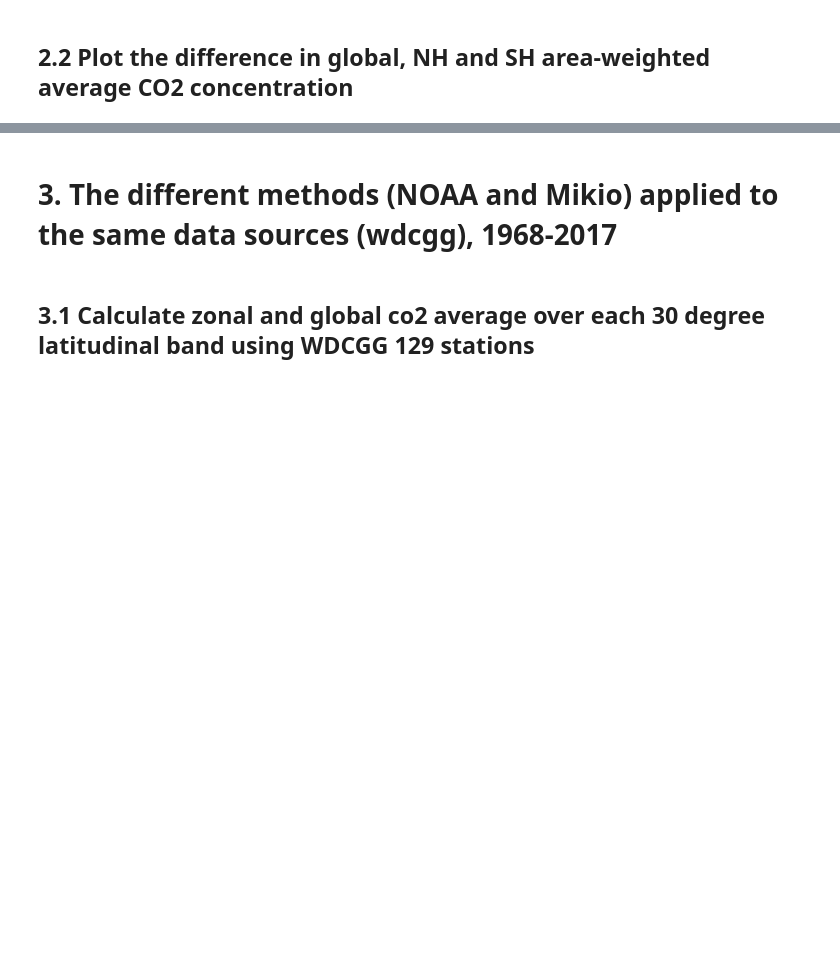
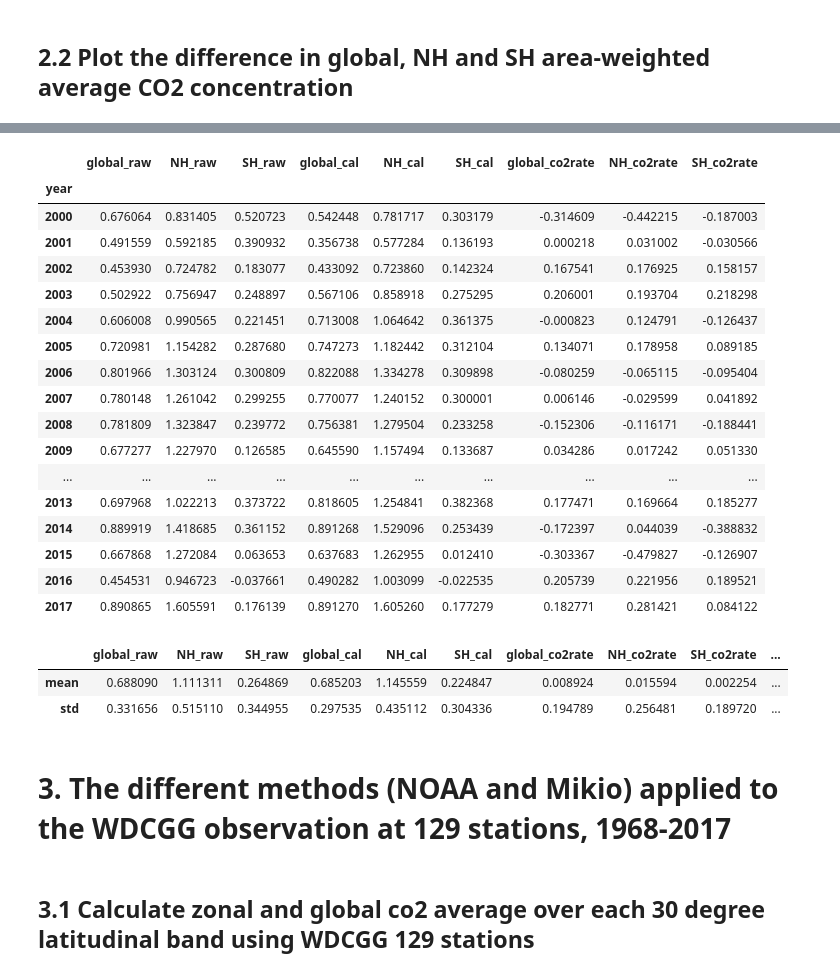
Before and after one commit to ZWsourcecode/co2, a Jupyter notebook: code/compare_wdcgg_ctracker_obs.ipynb, the cells around one changed output, grey strips where cells are left out. Cells and saved outputs as stored; diff of their text form; code cells hidden in the pictures; blank space fills up the shorter version.

```diff
--- a/code/compare_wdcgg_ctracker_obs.ipynb
+++ b/code/compare_wdcgg_ctracker_obs.ipynb
@@ -402,6 +412,36 @@ co2_annual_ctracker-co2_annual_wdcgg
 [figure]
+# %%
+diff_annaul  = (co2_annual_ctracker-co2_annual_wdcgg).T
+diff_annaul
+# %% [output]
+|  | global_raw | NH_raw | SH_raw | global_cal | NH_cal | SH_cal | global_co2rate | NH_co2rate | SH_co2rate |
+| year |  |  |  |  |  |  |  |  |  |
+| 2000 | 0.676064 | 0.831405 | 0.520723 | 0.542448 | 0.781717 | 0.303179 | -0.314609 | -0.442215 | -0.187003 |
+| 2001 | 0.491559 | 0.592185 | 0.390932 | 0.356738 | 0.577284 | 0.136193 | 0.000218 | 0.031002 | -0.030566 |
+| 2002 | 0.453930 | 0.724782 | 0.183077 | 0.433092 | 0.723860 | 0.142324 | 0.167541 | 0.176925 | 0.158157 |
+| 2003 | 0.502922 | 0.756947 | 0.248897 | 0.567106 | 0.858918 | 0.275295 | 0.206001 | 0.193704 | 0.218298 |
+| 2004 | 0.606008 | 0.990565 | 0.221451 | 0.713008 | 1.064642 | 0.361375 | -0.000823 | 0.124791 | -0.126437 |
+| 2005 | 0.720981 | 1.154282 | 0.287680 | 0.747273 | 1.182442 | 0.312104 | 0.134071 | 0.178958 | 0.089185 |
+| 2006 | 0.801966 | 1.303124 | 0.300809 | 0.822088 | 1.334278 | 0.309898 | -0.080259 | -0.065115 | -0.095404 |
+| 2007 | 0.780148 | 1.261042 | 0.299255 | 0.770077 | 1.240152 | 0.300001 | 0.006146 | -0.029599 | 0.041892 |
+| 2008 | 0.781809 | 1.323847 | 0.239772 | 0.756381 | 1.279504 | 0.233258 | -0.152306 | -0.116171 | -0.188441 |
+| 2009 | 0.677277 | 1.227970 | 0.126585 | 0.645590 | 1.157494 | 0.133687 | 0.034286 | 0.017242 | 0.051330 |
+| ... | ... | ... | ... | ... | ... | ... | ... | ... | ... |
+| 2013 | 0.697968 | 1.022213 | 0.373722 | 0.818605 | 1.254841 | 0.382368 | 0.177471 | 0.169664 | 0.185277 |
+| 2014 | 0.889919 | 1.418685 | 0.361152 | 0.891268 | 1.529096 | 0.253439 | -0.172397 | 0.044039 | -0.388832 |
+| 2015 | 0.667868 | 1.272084 | 0.063653 | 0.637683 | 1.262955 | 0.012410 | -0.303367 | -0.479827 | -0.126907 |
+| 2016 | 0.454531 | 0.946723 | -0.037661 | 0.490282 | 1.003099 | -0.022535 | 0.205739 | 0.221956 | 0.189521 |
+| 2017 | 0.890865 | 1.605591 | 0.176139 | 0.891270 | 1.605260 | 0.177279 | 0.182771 | 0.281421 | 0.084122 |
+# %%
+diff_monthly = co2_monthly_ctracker-co2_monthly_wdcgg
+diff_monthly
+diff_monthly.agg(["mean", "std"])
+# %% [output]
+|  | global_raw | NH_raw | SH_raw | global_cal | NH_cal | SH_cal | global_co2rate | NH_co2rate | SH_co2rate | ... |
+| mean | 0.688090 | 1.111311 | 0.264869 | 0.685203 | 1.145559 | 0.224847 | 0.008924 | 0.015594 | 0.002254 | ... |
+| std | 0.331656 | 0.515110 | 0.344955 | 0.297535 | 0.435112 | 0.304336 | 0.194789 | 0.256481 | 0.189720 | ... |
 # %% [markdown]
-# 3. The different methods (NOAA and Mikio) applied to the same data sources (wdcgg), 1968-2017
+# 3. The different methods (NOAA and Mikio) applied to the WDCGG observation at 129 stations, 1968-2017
 # %%
 # read data
 df_co2_cal_wdcgg_noaa = pd.read_csv(WDCGG_PATH + "df_co2_cal_wdcgg_obs_noaa.csv")
```
Also changed, not shown: parts of 13 cells of this notebook, 4 other files.
